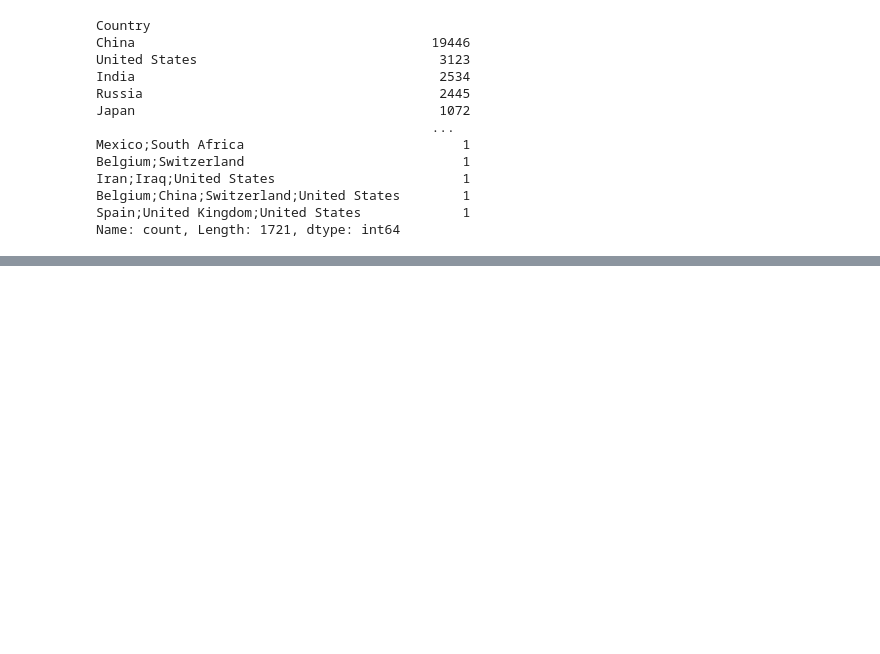
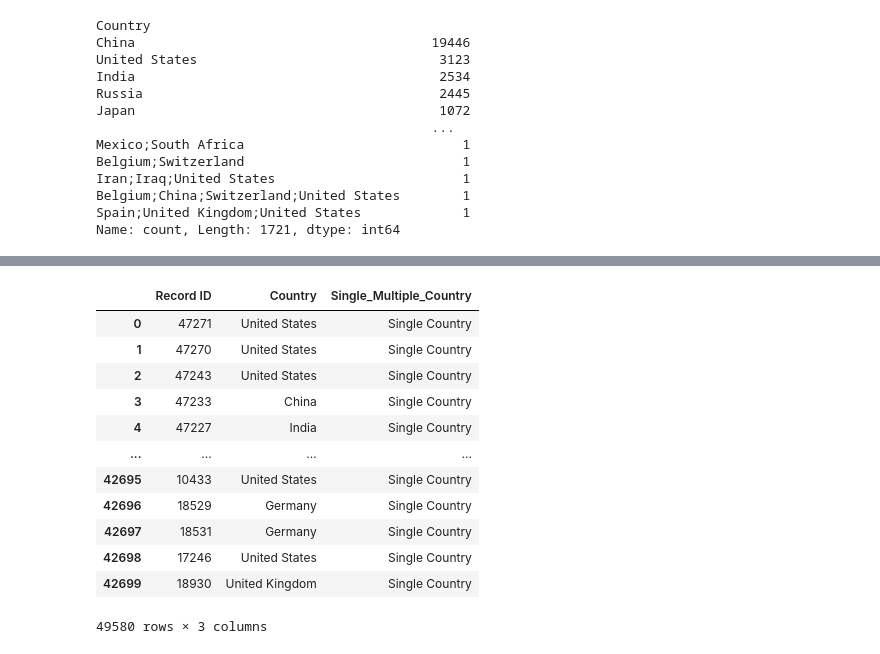
Before and after one commit to IsabelCD/Retractions, a Jupyter notebook: retraction_watch.ipynb, the cells around one changed output, grey strips where cells are left out. Saved outputs shown, nothing was run; the diff lists cells and outputs as text; code cells hidden in the pictures; blank space fills up the shorter version.

```diff
--- a/retraction_watch.ipynb
+++ b/retraction_watch.ipynb
@@ -97,0 +204,6 @@ Name: count, Length: 1721, dtype: int64
+# %%
+# Split the 'Country' column by ";" and count the number of countries in each record
+country = rw.copy()
+country['Country_Count'] = rw['Country'].str.split(';').apply(len)
+country['Single_Multiple_Country'] = country['Country_Count'].apply(lambda x: 'Single Country' if x == 1 else 'Multiple Countries')
+country.head()
@@ -97,0 +218,19 @@ Name: count, Length: 1721, dtype: int64
+# %%
+country = country[['Record ID','Country', 'Single_Multiple_Country']]
+country.loc[:, 'Country'] = country['Country'].str.split(';')
+country = country.explode('Country')
+country
+# %% [output]
+|  | Record ID | Country | Single_Multiple_Country |
+| 0 | 47271 | United States | Single Country |
+| 1 | 47270 | United States | Single Country |
+| 2 | 47243 | United States | Single Country |
+| 3 | 47233 | China | Single Country |
+| 4 | 47227 | India | Single Country |
+| ... | ... | ... | ... |
+| 42695 | 10433 | United States | Single Country |
+| 42696 | 18529 | Germany | Single Country |
+| 42697 | 18531 | Germany | Single Country |
+| 42698 | 17246 | United States | Single Country |
+| 42699 | 18930 | United Kingdom | Single Country |
+49580 rows × 3 columns
```
Also changed, not shown: parts of 27 cells of this notebook, 4 other files.
